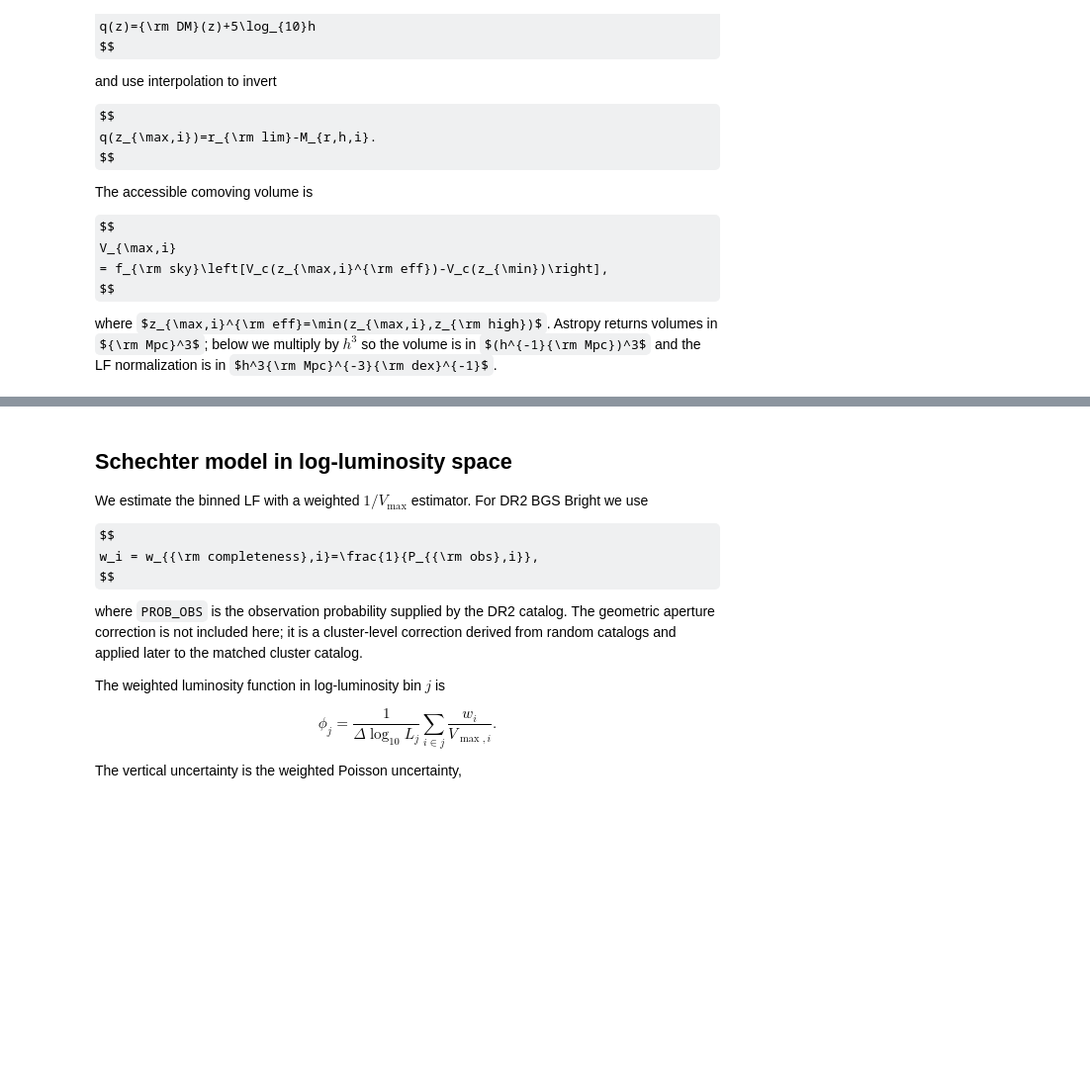
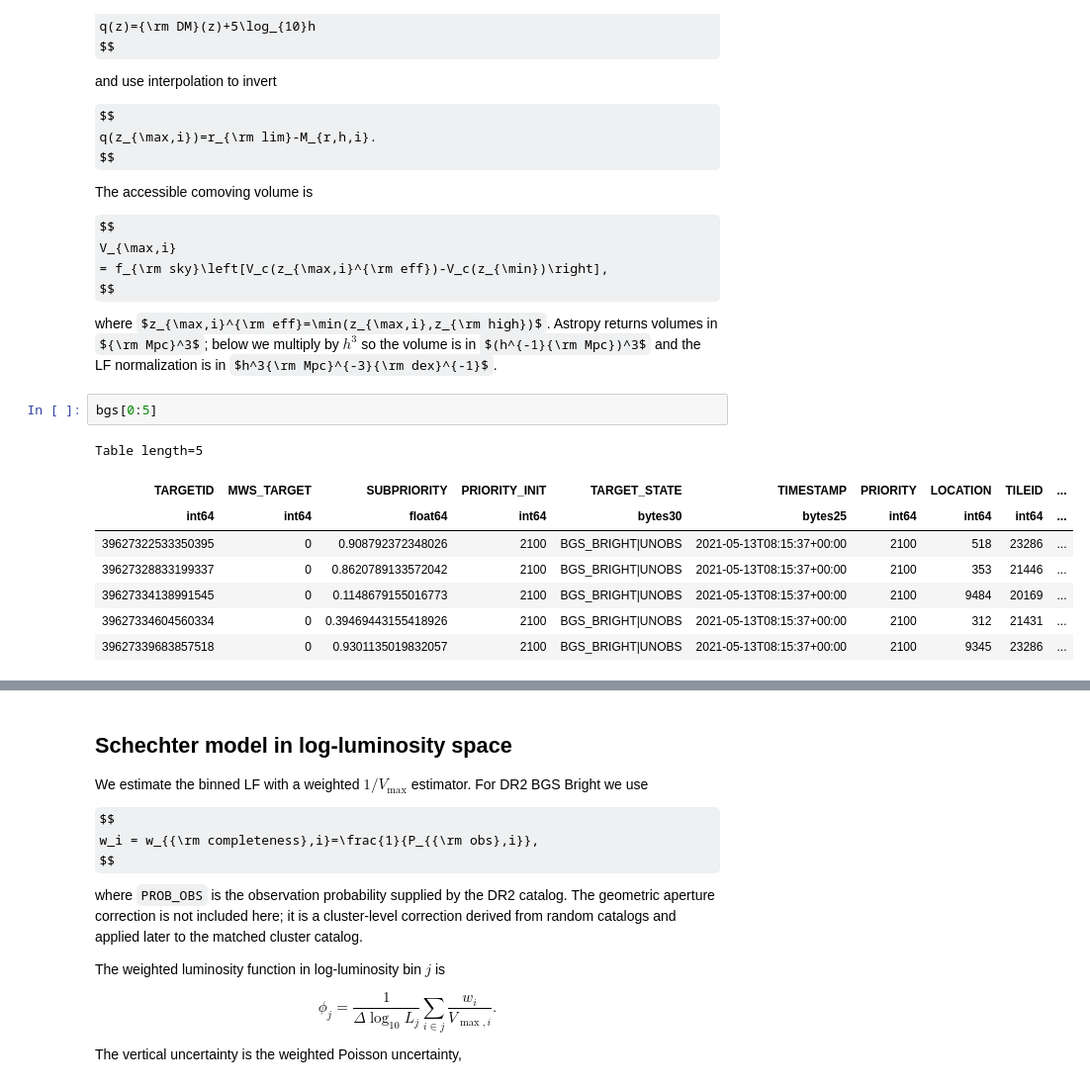
Before and after one commit to zzbenjamin94/DESI_c3clusters, a Jupyter notebook: make_catalogs/fit_luminosity_function_weights.ipynb, the cells around one changed output, grey strips where cells are left out. Shown at 99% size. Cells and saved outputs as stored; diff of their text form; some formulas as TeX source; blank space fills up the shorter version.

```diff
--- a/make_catalogs/fit_luminosity_function_weights.ipynb
+++ b/make_catalogs/fit_luminosity_function_weights.ipynb
@@ -198,6 +220,17 @@ V_{\max,i}
 $$
 
 where $z_{\max,i}^{\rm eff}=\min(z_{\max,i},z_{\rm high})$. Astropy returns volumes in ${\rm Mpc}^3$; below we multiply by $h^3$ so the volume is in $(h^{-1}{\rm Mpc})^3$ and the LF normalization is in $h^3{\rm Mpc}^{-3}{\rm dex}^{-1}$.
+# %%
+bgs[0:5]
+# %% [output]
+Table length=5
+| TARGETID | MWS_TARGET | SUBPRIORITY | PRIORITY_INIT | TARGET_STATE | TIMESTAMP | PRIORITY | LOCATION | TILEID | ... |
+| int64 | int64 | float64 | int64 | bytes30 | bytes25 | int64 | int64 | int64 | ... |
+| 39627322533350395 | 0 | 0.908792372348026 | 2100 | BGS_BRIGHT|UNOBS | 2021-05-13T08:15:37+00:00 | 2100 | 518 | 23286 | ... |
+| 39627328833199337 | 0 | 0.8620789133572042 | 2100 | BGS_BRIGHT|UNOBS | 2021-05-13T08:15:37+00:00 | 2100 | 353 | 21446 | ... |
+| 39627334138991545 | 0 | 0.1148679155016773 | 2100 | BGS_BRIGHT|UNOBS | 2021-05-13T08:15:37+00:00 | 2100 | 9484 | 20169 | ... |
+| 39627334604560334 | 0 | 0.39469443155418926 | 2100 | BGS_BRIGHT|UNOBS | 2021-05-13T08:15:37+00:00 | 2100 | 312 | 21431 | ... |
+| 39627339683857518 | 0 | 0.9301135019832057 | 2100 | BGS_BRIGHT|UNOBS | 2021-05-13T08:15:37+00:00 | 2100 | 9345 | 23286 | ... |
 # %%
 def find_column(table, candidates):
     for col in candidates:
```
Also changed, not shown: parts of 17 cells of this notebook, 2 other files.
